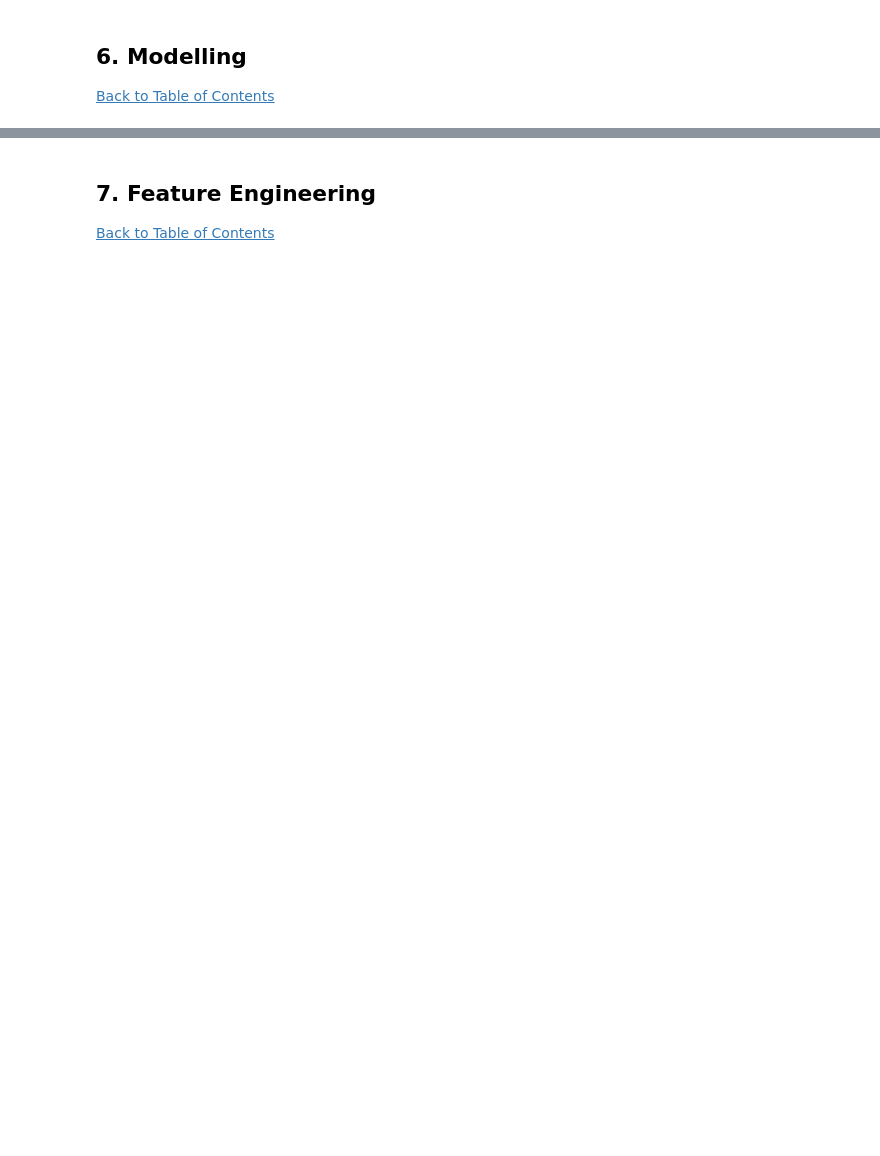
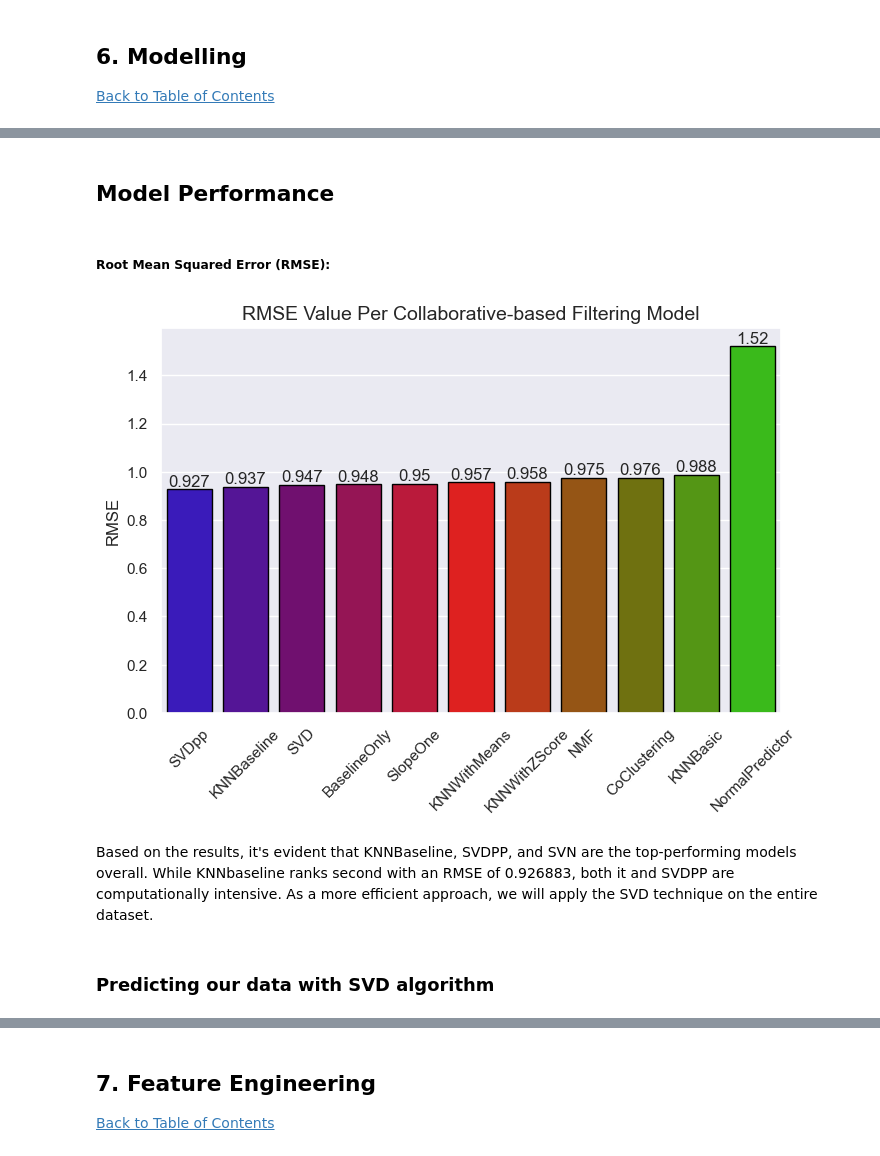
Before and after one commit to Mutiso-ac/Unsupervised-Predict-TeamBM5-2023, a Jupyter notebook: TeamBM5_Unsup_Learning_Notebbok.ipynb, the cells around one changed output, grey strips where cells are left out. Drawn from its saved outputs; the diff is of its cells as text; code cells hidden in the pictures; blank space fills up the shorter version.

```diff
--- a/TeamBM5_Unsup_Learning_Notebbok.ipynb
+++ b/TeamBM5_Unsup_Learning_Notebbok.ipynb
@@ -770,0 +955,25 @@ plt.show()
+# %% [markdown]
+## Model Performance
+# %% [markdown]
+##### Root Mean Squared Error (RMSE):
+# %%
+# Compare RMSE values between models
+fig,axis = plt.subplots(figsize=(8, 5))
+rmse_x = ['SVDpp','KNNBaseline','SVD','BaselineOnly', 'SlopeOne', 'KNNWithMeans','KNNWithZScore','NMF',
+          'CoClustering','KNNBasic','NormalPredictor']
+rmse_y = [0.926883,0.936598,0.946591,0.947660,0.950195,0.956625,
+          0.957817,0.975043,0.976045,0.987697,1.520192]
+ax = sns.barplot(x=rmse_x, y=rmse_y,palette='brg',edgecolor='black')
+plt.title('RMSE Value Per Collaborative-based Filtering Model',fontsize=14)
+plt.xticks(rotation=45)
+plt.ylabel('RMSE')
+for p in ax.patches:
+    ax.text(p.get_x() + p.get_width()/2, p.get_y() + p.get_height(), round(p.get_height(),3), fontsize=12, ha="center", va='bottom')
+
+plt.show()
+# %% [output]
+[figure, added]
+# %% [markdown]
+Based on the results, it's evident that KNNBaseline, SVDPP, and SVN are the top-performing models overall. While KNNbaseline ranks second with an RMSE of 0.926883, both it and SVDPP are computationally intensive. As a more efficient approach, we will apply the SVD technique on the entire dataset.
+# %% [markdown]
+### Predicting our data with SVD algorithm
```
Also changed, not shown: parts of 82 cells of this notebook.
